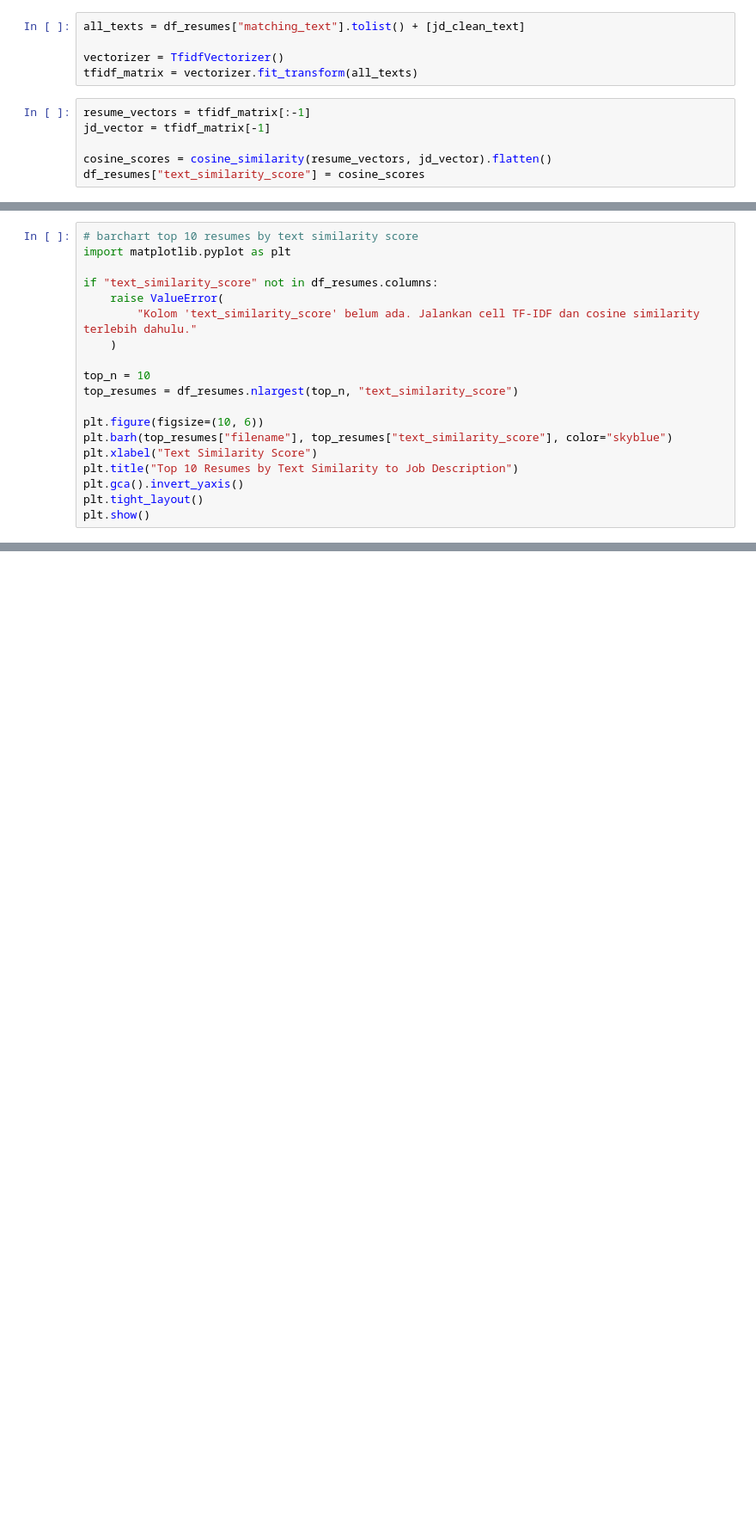
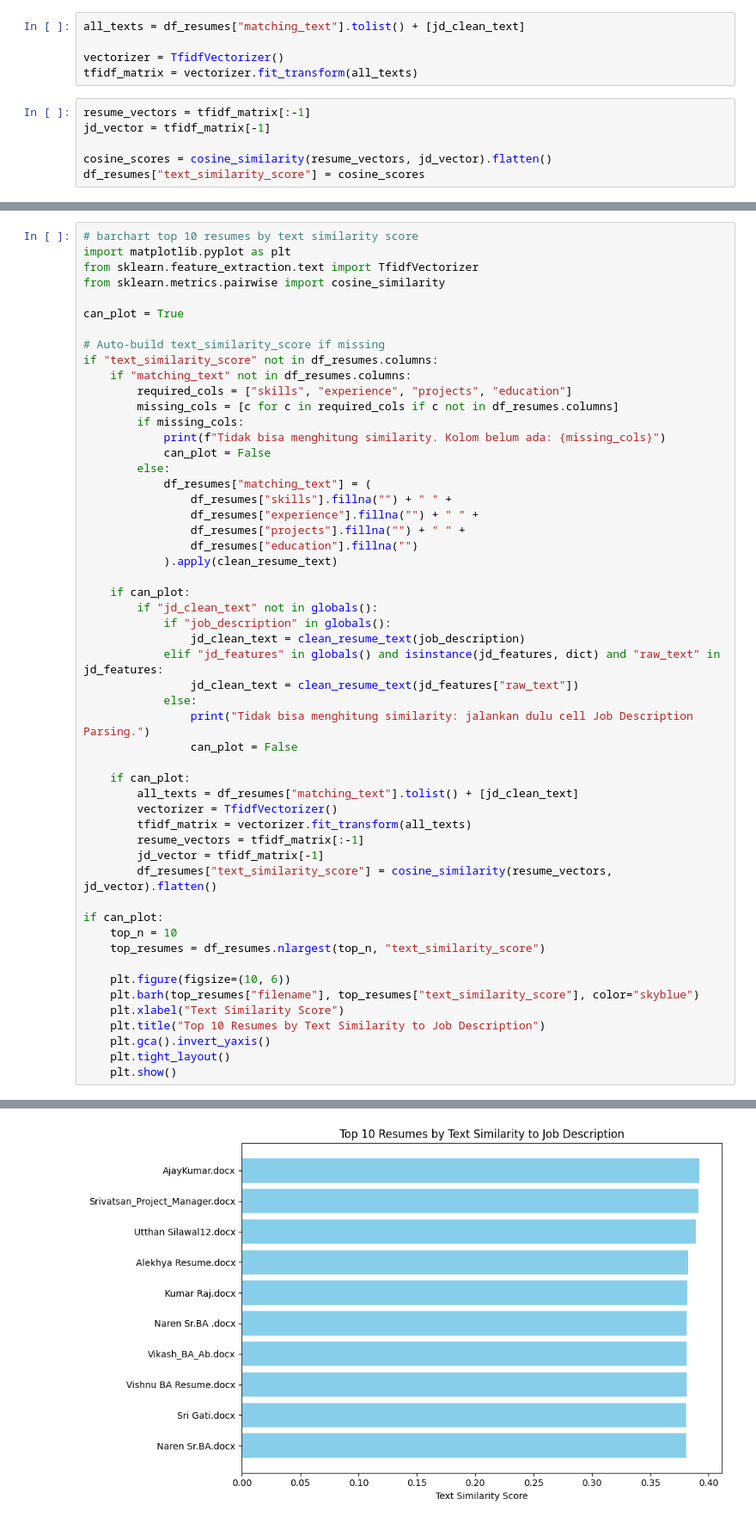
Before and after one commit to gracella12/ProjectPP_Kelompok4, a Jupyter notebook: pake-segmentasi.ipynb, the cells around one changed output, grey strips where cells are left out. Shown at 86% size. Drawn from its saved outputs; the diff is of its cells as text; blank space fills up the shorter version.

```diff
--- a/pake-segmentasi.ipynb
+++ b/pake-segmentasi.ipynb
@@ -835,20 +835,54 @@ df_resumes[[
 # %%
 # barchart top 10 resumes by text similarity score
 import matplotlib.pyplot as plt
+from sklearn.feature_extraction.text import TfidfVectorizer
+from sklearn.metrics.pairwise import cosine_similarity
 
+can_plot = True
+
+# Auto-build text_similarity_score if missing
 if "text_similarity_score" not in df_resumes.columns:
-    raise ValueError(
-        "Kolom 'text_similarity_score' belum ada. Jalankan cell TF-IDF dan cosine similarity terlebih dahulu."
-    )
+    if "matching_text" not in df_resumes.columns:
+        required_cols = ["skills", "experience", "projects", "education"]
+        missing_cols = [c for c in required_cols if c not in df_resumes.columns]
+        if missing_cols:
+            print(f"Tidak bisa menghitung similarity. Kolom belum ada: {missing_cols}")
+            can_plot = False
+        else:
+            df_resumes["matching_text"] = (
+                df_resumes["skills"].fillna("") + " " +
+                df_resumes["experience"].fillna("") + " " +
+                df_resumes["projects"].fillna("") + " " +
+                df_resumes["education"].fillna("")
+            ).apply(clean_resume_text)
 
-top_n = 10
-top_resumes = df_resumes.nlargest(top_n, "text_similarity_score")
+    if can_plot:
+        if "jd_clean_text" not in globals():
+            if "job_description" in globals():
+                jd_clean_text = clean_resume_text(job_description)
+            elif "jd_features" in globals() and isinstance(jd_features, dict) and "raw_text" in jd_features:
+                jd_clean_text = clean_resume_text(jd_features["raw_text"])
+            else:
+                print("Tidak bisa menghitung similarity: jalankan dulu cell Job Description Parsing.")
+                can_plot = False
 
-plt.figure(figsize=(10, 6))
-plt.barh(top_resumes["filename"], top_resumes["text_similarity_score"], color="skyblue")
-plt.xlabel("Text Similarity Score")
-plt.title("Top 10 Resumes by Text Similarity to Job Description")
-plt.gca().invert_yaxis()
-plt.tight_layout()
-plt.show()
+    if can_plot:
+        all_texts = df_resumes["matching_text"].tolist() + [jd_clean_text]
+        vectorizer = TfidfVectorizer()
+        tfidf_matrix = vectorizer.fit_transform(all_texts)
+        resume_vectors = tfidf_matrix[:-1]
+        jd_vector = tfidf_matrix[-1]
+        df_resumes["text_similarity_score"] = cosine_similarity(resume_vectors, jd_vector).flatten()
+
+if can_plot:
+    top_n = 10
+    top_resumes = df_resumes.nlargest(top_n, "text_similarity_score")
+
+    plt.figure(figsize=(10, 6))
+    plt.barh(top_resumes["filename"], top_resumes["text_similarity_score"], color="skyblue")
+    plt.xlabel("Text Similarity Score")
+    plt.title("Top 10 Resumes by Text Similarity to Job Description")
+    plt.gca().invert_yaxis()
+    plt.tight_layout()
+    plt.show()
 # %% [output]
@@ -855,0 +889 @@ ValueError: Kolom 'text_similarity_score' belum ada. Jalankan cell TF-IDF dan co
+[figure, added]
```
Also changed, not shown: parts of 1 cell of this notebook.
